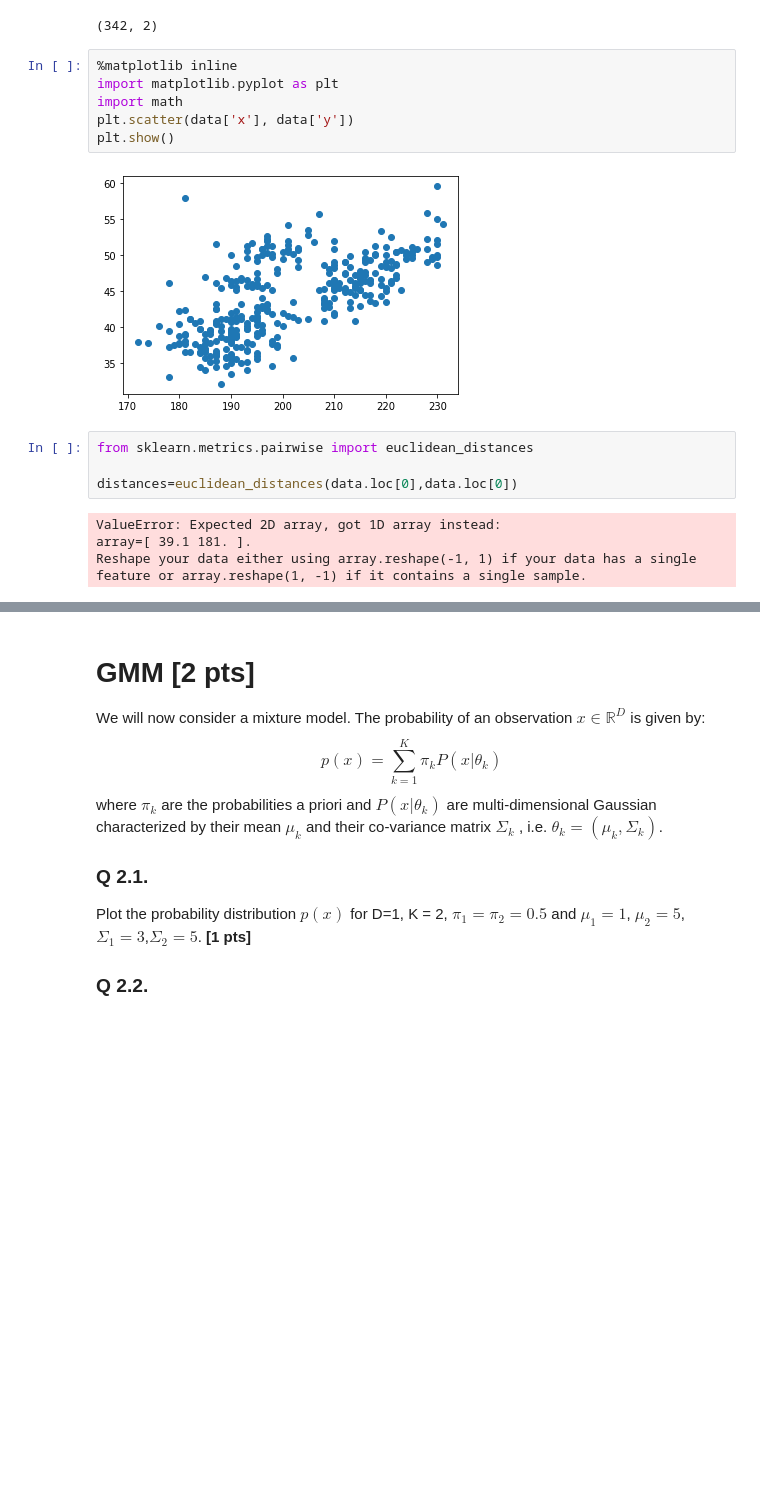
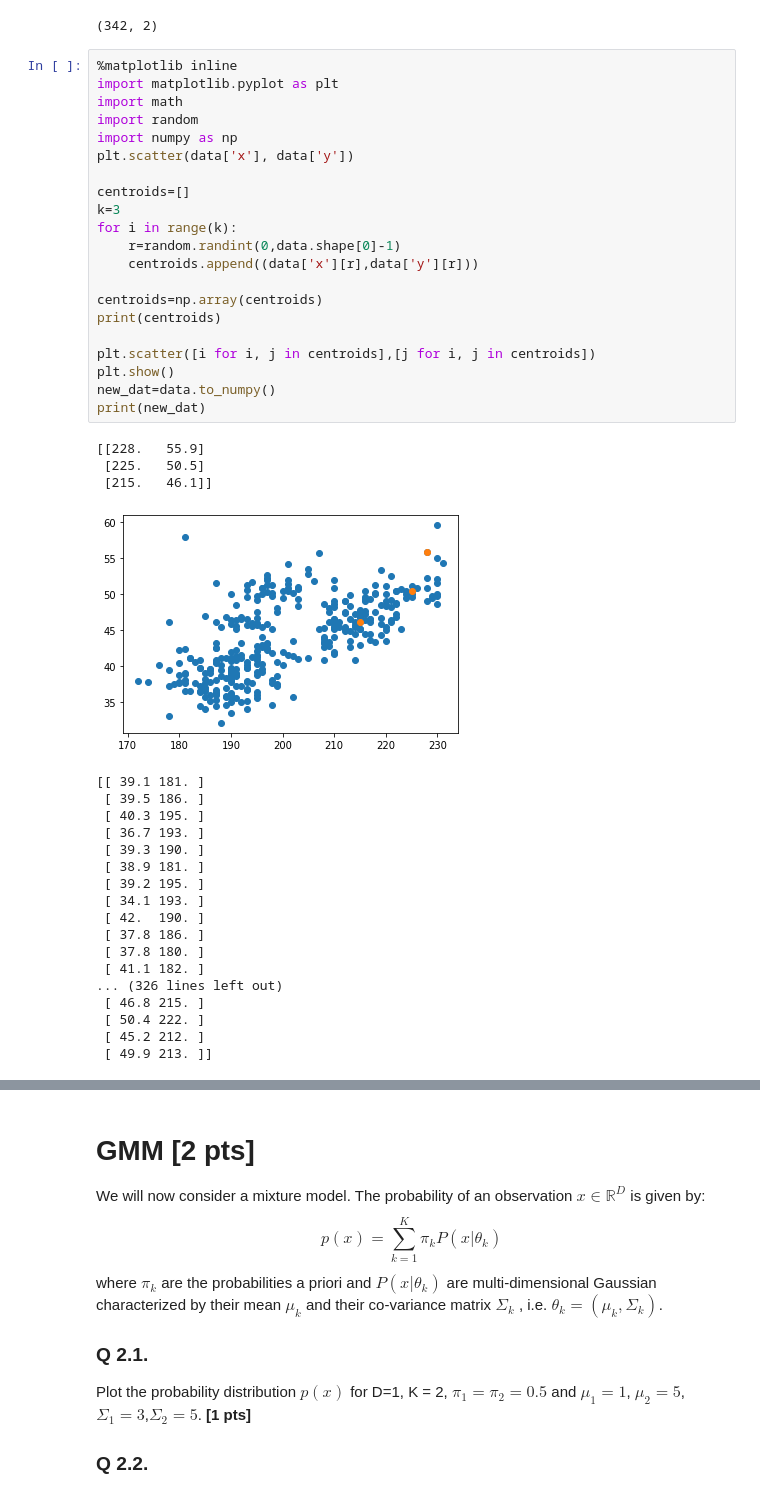
Before and after one commit to siddharth-cse/Discrete_optimization_files, a Jupyter notebook: Hw4_2021_v2.ipynb, the cells around one changed output, grey strips where cells are left out. Drawn from its saved outputs; the diff is of its cells as text; blank space fills up the shorter version.

```diff
--- a/Hw4_2021_v2.ipynb
+++ b/Hw4_2021_v2.ipynb
@@ -49,19 +47,46 @@ data = pd.read_csv("hw4_data.csv")
 print(data.shape)
 # %% [output]
 (342, 2)
-# %%
-%matplotlib inline
-import matplotlib.pyplot as plt
-import math
-plt.scatter(data['x'], data['y'])
-plt.show()
-# %% [output]
-[figure, removed]
-# %%
-from sklearn.metrics.pairwise import euclidean_distances
-
-distances=euclidean_distances(data.loc[0],data.loc[0])
-# %% [output]
-ValueError: Expected 2D array, got 1D array instead:
-array=[ 39.1 181. ].
-Reshape your data either using array.reshape(-1, 1) if your data has a single feature or array.reshape(1, -1) if it contains a single sample.
+# %%
+%matplotlib inline
+import matplotlib.pyplot as plt
+import math
+import random
+import numpy as np
+plt.scatter(data['x'], data['y'])
+
+centroids=[]
+k=3
+for i in range(k):
+    r=random.randint(0,data.shape[0]-1)
+    centroids.append((data['x'][r],data['y'][r]))
+
+centroids=np.array(centroids)
+print(centroids)
+
+plt.scatter([i for i, j in centroids],[j for i, j in centroids])
+plt.show()
+new_dat=data.to_numpy()
+print(new_dat)
+# %% [output]
+[[228.   55.9]
+ [225.   50.5]
+ [215.   46.1]]
+[figure, added]
+[[ 39.1 181. ]
+ [ 39.5 186. ]
+ [ 40.3 195. ]
+ [ 36.7 193. ]
+ [ 39.3 190. ]
+ [ 38.9 181. ]
+ [ 39.2 195. ]
+ [ 34.1 193. ]
+ [ 42.  190. ]
+ [ 37.8 186. ]
+ [ 37.8 180. ]
+ [ 41.1 182. ]
+... (326 lines left out)
+ [ 46.8 215. ]
+ [ 50.4 222. ]
+ [ 45.2 212. ]
+ [ 49.9 213. ]]
```
Also changed, not shown: parts of 7 cells of this notebook.
